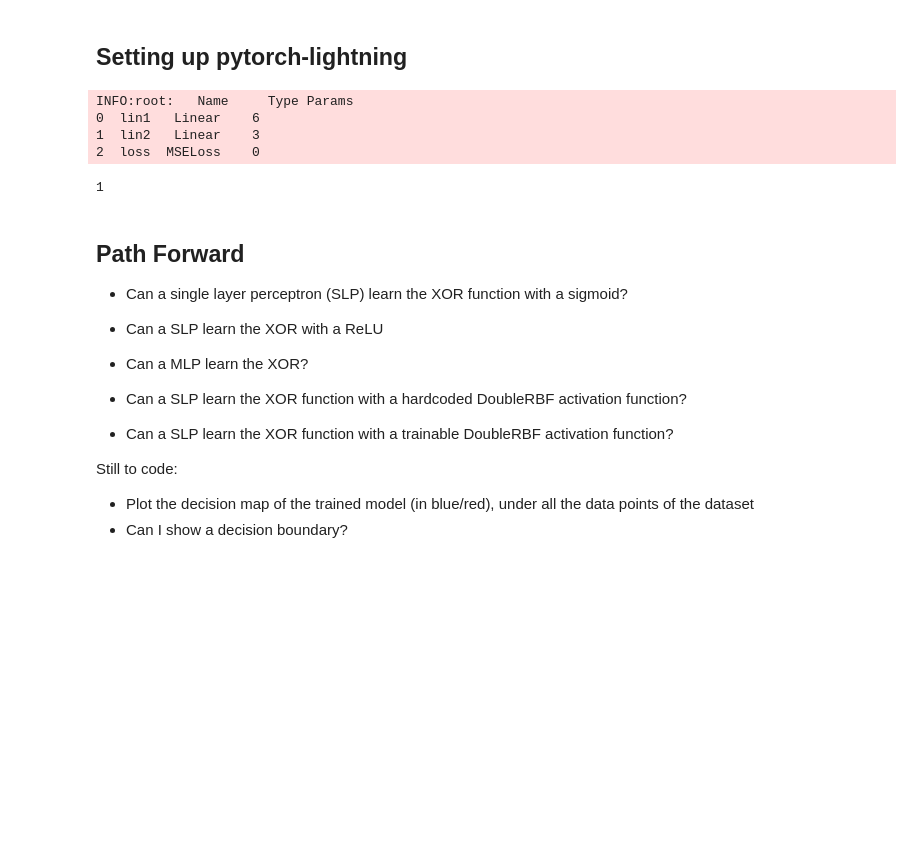
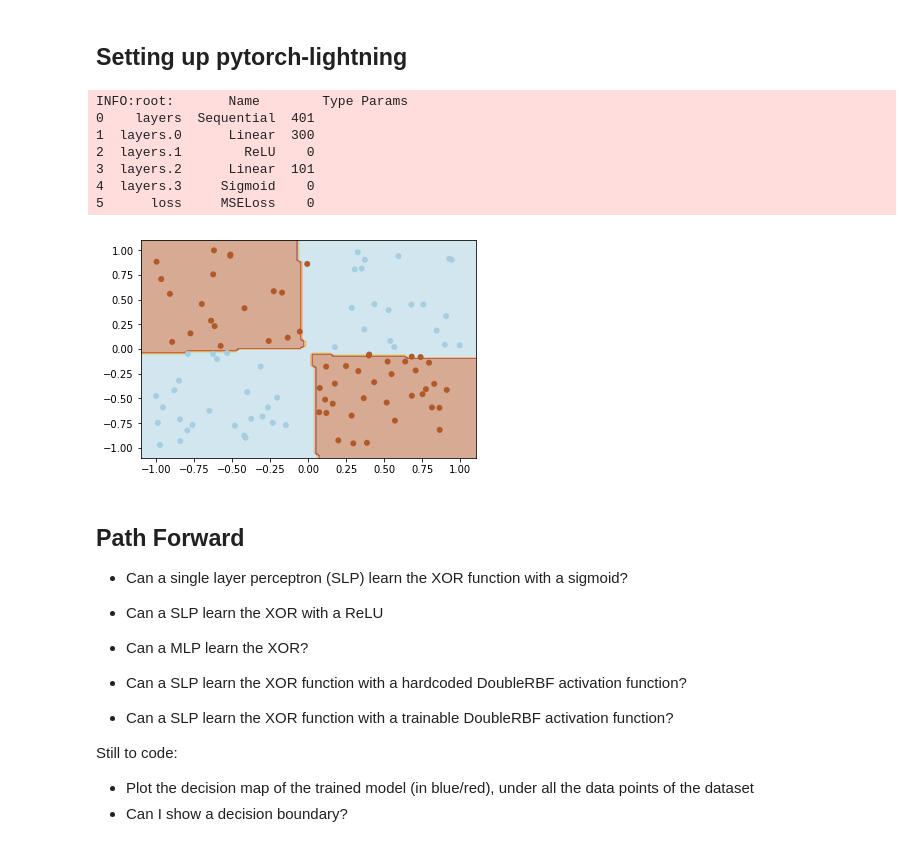
Before and after one commit to bhoov/xor-act-fn, a Jupyter notebook: notebooks/Initial RBF tests.ipynb, the cells around one changed output. Saved outputs shown, nothing was run; the diff lists cells and outputs as text; code cells hidden in the pictures; blank space fills up the shorter version.

```diff
--- a/notebooks/Initial RBF tests.ipynb
+++ b/notebooks/Initial RBF tests.ipynb
@@ -162,2 +130,0 @@ class SLP(nn.Module):
-# %%
-model = BaseXOR()
@@ -185,2 +130,0 @@ def train(model, X, Y, epochs):
-# %%
-train(model, X, Y, 3000)
@@ -194,17 +130,0 @@ Epoch: 2500, Loss: 3.197442310920451e-14,
-# %%
-epochs = 5000
-steps = X.size(0)
-for i in range(epochs):
-    for j in range(steps):
-        data_point = np.random.randint(X.size(0))
-        x_var = Variable(X[data_point], requires_grad=False)
-        y_var = Variable(Y[data_point], requires_grad=False)
-
-        optimizer.zero_grad()
-        y_hat = model(x_var)
-        loss = loss_func.forward(y_hat, y_var)
-        loss.backward()
-        optimizer.step()
-
-    if i % 500 == 0:
-        print("Epoch: {0}, Loss: {1}, ".format(i, loss.data.numpy()))
@@ -331,13 +132,0 @@ class BaseSLP(pl.LightningModule):
-# %%
-from pytorch_lightning import Trainer
-
-model = BaseSLP()
-# %%
-trainer = Trainer()
-trainer.fit(model)
-# %% [output]
-INFO:root:   Name     Type Params
-0  lin1   Linear    6
-1  lin2   Linear    3
-2  loss  MSELoss    0
-1
@@ -344,3 +243,19 @@ INFO:root:   Name     Type Params
+# %%
+from pytorch_lightning import Trainer
+
+model = BaseMLP([100], nn.ReLU(), nn.Sigmoid())
+trainer = Trainer()
+trainer.fit(model)
+labels = plot_model(model, ds_test.X, ds_test.Y.flatten())
+# %% [output]
+INFO:root:       Name        Type Params
+0    layers  Sequential  401
+1  layers.0      Linear  300
+2  layers.1        ReLU    0
+3  layers.2      Linear  101
+4  layers.3     Sigmoid    0
+5      loss     MSELoss    0
+[figure, added]
 # %% [markdown]
 ## Path Forward
 
```
Also changed, not shown: parts of 12 cells of this notebook, 2 other files.
